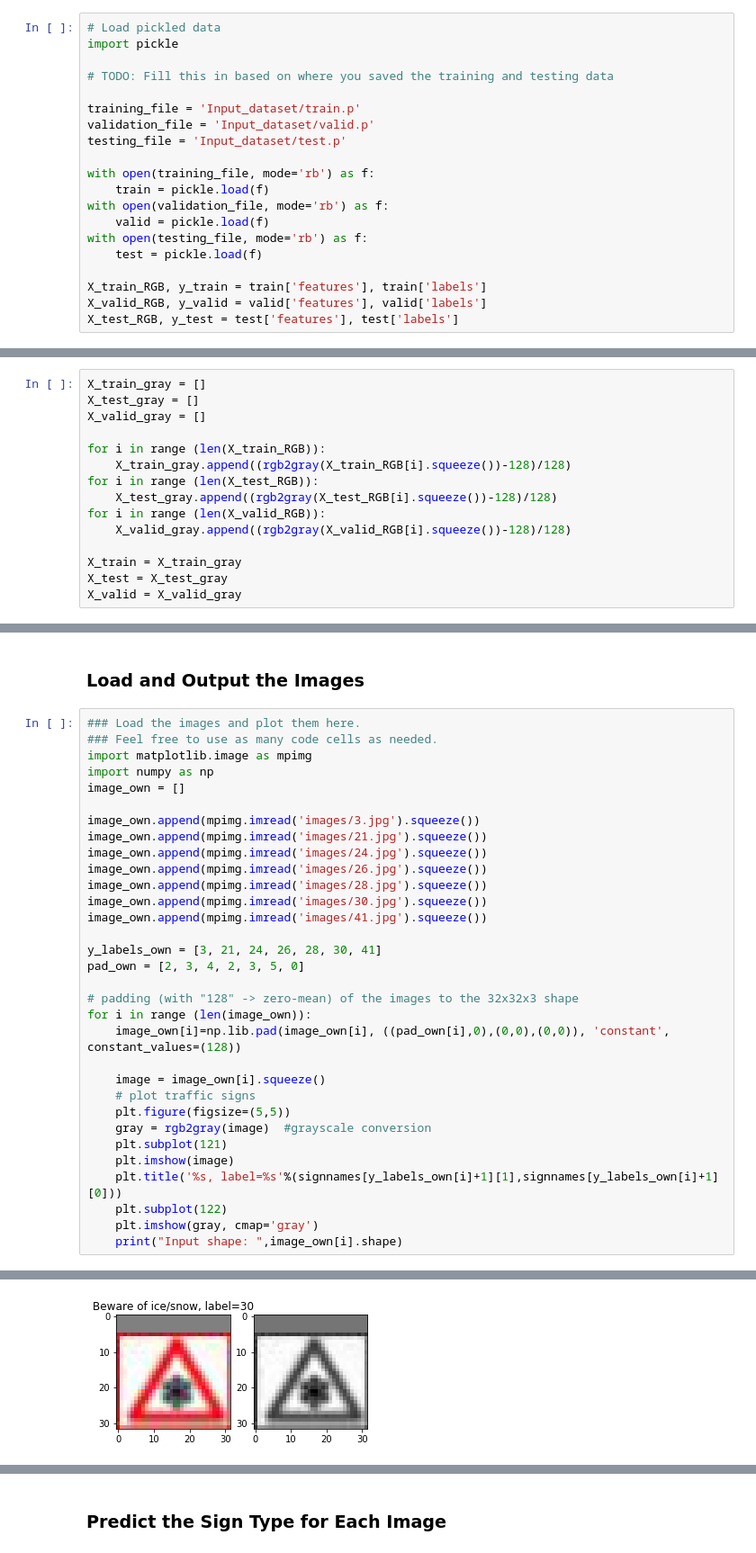
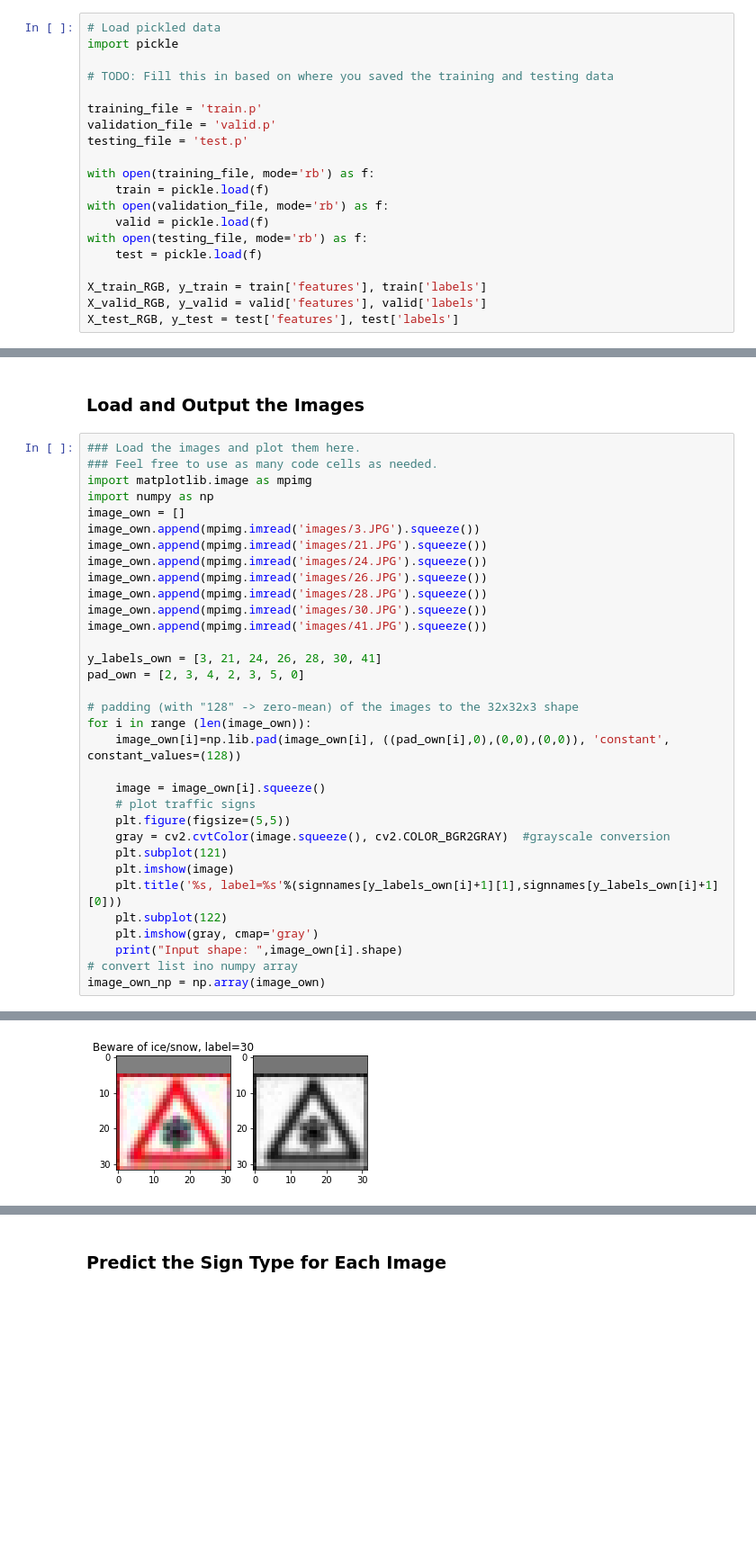
Before and after one commit to pavlovvlad/CarND-Traffic-Sign-Classifier-Project, a Jupyter notebook: Traffic_Sign_Classifier.ipynb, the cells around one changed output, grey strips where cells are left out. Shown at 90% size. Saved outputs shown, nothing was run; the diff lists cells and outputs as text; blank space fills up the shorter version.

```diff
--- a/Traffic_Sign_Classifier.ipynb
+++ b/Traffic_Sign_Classifier.ipynb
@@ -25,9 +25,9 @@ import pickle
 
 # TODO: Fill this in based on where you saved the training and testing data
 
-training_file = 'Input_dataset/train.p'
-validation_file = 'Input_dataset/valid.p'
-testing_file = 'Input_dataset/test.p'
+training_file = 'train.p'
+validation_file = 'valid.p'
+testing_file = 'test.p'
 
 with open(training_file, mode='rb') as f:
     train = pickle.load(f)
@@ -186,18 +201,3 @@ Here is an example of a [published baseline model on this problem](http://yann.l
 ### Pre-process the Data Set (normalization, grayscale, etc.)
 # %% [markdown]
 Use the code cell (or multiple code cells, if necessary) to implement the first step of your project.
-# %%
-X_train_gray = []
-X_test_gray = []
-X_valid_gray = []
-
-for i in range (len(X_train_RGB)):
-    X_train_gray.append((rgb2gray(X_train_RGB[i].squeeze())-128)/128)
-for i in range (len(X_test_RGB)):
-    X_test_gray.append((rgb2gray(X_test_RGB[i].squeeze())-128)/128)
-for i in range (len(X_valid_RGB)):
-    X_valid_gray.append((rgb2gray(X_valid_RGB[i].squeeze())-128)/128)
-
-X_train = X_train_gray
-X_test = X_test_gray
-X_valid = X_valid_gray
@@ -411,14 +616,13 @@ You may find `signnames.csv` useful as it contains mappings from the class id (i
 import matplotlib.image as mpimg
 import numpy as np
 image_own = []
-
-image_own.append(mpimg.imread('images/3.jpg').squeeze())
-image_own.append(mpimg.imread('images/21.jpg').squeeze())
-image_own.append(mpimg.imread('images/24.jpg').squeeze())
-image_own.append(mpimg.imread('images/26.jpg').squeeze())
-image_own.append(mpimg.imread('images/28.jpg').squeeze())
-image_own.append(mpimg.imread('images/30.jpg').squeeze())
-image_own.append(mpimg.imread('images/41.jpg').squeeze())
+image_own.append(mpimg.imread('images/3.JPG').squeeze())
+image_own.append(mpimg.imread('images/21.JPG').squeeze())
+image_own.append(mpimg.imread('images/24.JPG').squeeze())
+image_own.append(mpimg.imread('images/26.JPG').squeeze())
+image_own.append(mpimg.imread('images/28.JPG').squeeze())
+image_own.append(mpimg.imread('images/30.JPG').squeeze())
+image_own.append(mpimg.imread('images/41.JPG').squeeze())
 
 y_labels_own = [3, 21, 24, 26, 28, 30, 41]
 pad_own = [2, 3, 4, 2, 3, 5, 0]
@@ -430,13 +634,15 @@ for i in range (len(image_own)):
     image = image_own[i].squeeze()
     # plot traffic signs
     plt.figure(figsize=(5,5))
-    gray = rgb2gray(image)  #grayscale conversion
+    gray = cv2.cvtColor(image.squeeze(), cv2.COLOR_BGR2GRAY)  #grayscale conversion
     plt.subplot(121)
     plt.imshow(image)
     plt.title('%s, label=%s'%(signnames[y_labels_own[i]+1][1],signnames[y_labels_own[i]+1][0]))
     plt.subplot(122)
     plt.imshow(gray, cmap='gray')
     print("Input shape: ",image_own[i].shape)
+# convert list ino numpy array
+image_own_np = np.array(image_own)
 # %% [output]
 Input shape:  (32, 32, 3)
 Input shape:  (32, 32, 3)
@@ -453,4 +659,4 @@ Input shape:  (32, 32, 3)
-[figure, old version]
+[figure, new version]
 [figure]
 # %% [markdown]
 ### Predict the Sign Type for Each Image
```
Also changed, not shown: parts of 15 cells of this notebook.
